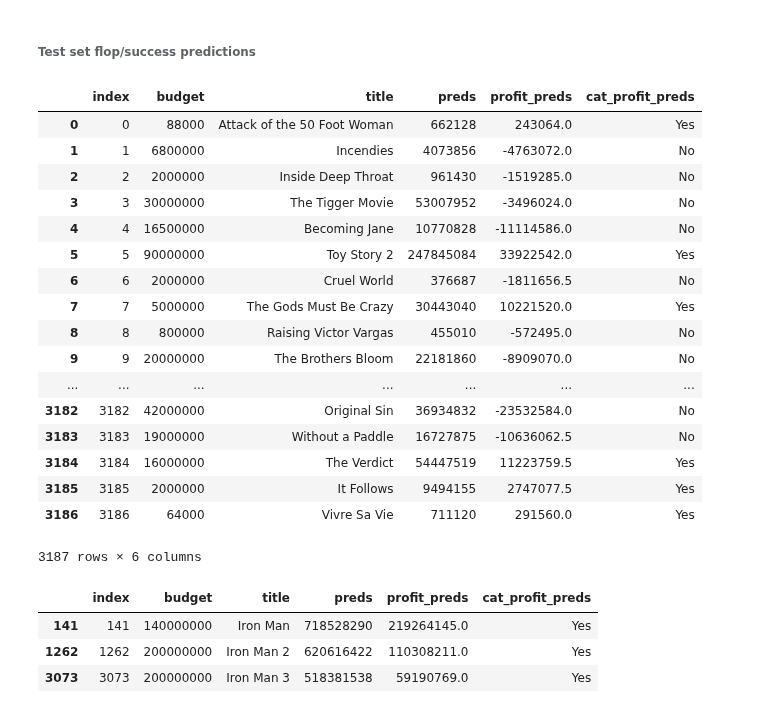
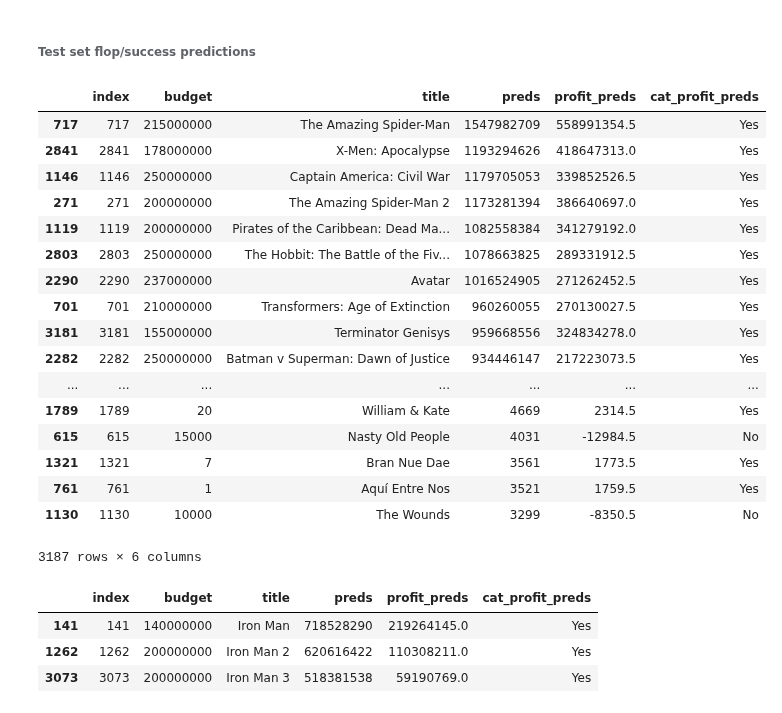
Before and after one commit to julianikulski/tmdb, a Jupyter notebook: tmdb.ipynb, the cells around one changed output. Saved outputs shown, nothing was run; the diff lists cells and outputs as text; code cells hidden in the pictures.

```diff
--- a/tmdb.ipynb
+++ b/tmdb.ipynb
@@ -2266,27 +2325,27 @@ flop_succes_X_cross
 # %%
 # Make prediction on test data set
 actual_y_test = clf_lgb.predict(test_features_df)
 
 flop_success_test = flop_success_preds(test_title, test_features_df, actual_y_test, train_set=False)
-flop_success_test
+flop_success_test.sort_values('preds', ascending=False)
 # %% [output]
 |  | index | budget | title | preds | profit_preds | cat_profit_preds |
-| 0 | 0 | 88000 | Attack of the 50 Foot Woman | 662128 | 243064.0 | Yes |
-| 1 | 1 | 6800000 | Incendies | 4073856 | -4763072.0 | No |
-| 2 | 2 | 2000000 | Inside Deep Throat | 961430 | -1519285.0 | No |
-| 3 | 3 | 30000000 | The Tigger Movie | 53007952 | -3496024.0 | No |
-| 4 | 4 | 16500000 | Becoming Jane | 10770828 | -11114586.0 | No |
-| 5 | 5 | 90000000 | Toy Story 2 | 247845084 | 33922542.0 | Yes |
-| 6 | 6 | 2000000 | Cruel World | 376687 | -1811656.5 | No |
-| 7 | 7 | 5000000 | The Gods Must Be Crazy | 30443040 | 10221520.0 | Yes |
-| 8 | 8 | 800000 | Raising Victor Vargas | 455010 | -572495.0 | No |
-| 9 | 9 | 20000000 | The Brothers Bloom | 22181860 | -8909070.0 | No |
+| 717 | 717 | 215000000 | The Amazing Spider-Man | 1547982709 | 558991354.5 | Yes |
+| 2841 | 2841 | 178000000 | X-Men: Apocalypse | 1193294626 | 418647313.0 | Yes |
+| 1146 | 1146 | 250000000 | Captain America: Civil War | 1179705053 | 339852526.5 | Yes |
+| 271 | 271 | 200000000 | The Amazing Spider-Man 2 | 1173281394 | 386640697.0 | Yes |
+| 1119 | 1119 | 200000000 | Pirates of the Caribbean: Dead Ma... | 1082558384 | 341279192.0 | Yes |
+| 2803 | 2803 | 250000000 | The Hobbit: The Battle of the Fiv... | 1078663825 | 289331912.5 | Yes |
+| 2290 | 2290 | 237000000 | Avatar | 1016524905 | 271262452.5 | Yes |
+| 701 | 701 | 210000000 | Transformers: Age of Extinction | 960260055 | 270130027.5 | Yes |
+| 3181 | 3181 | 155000000 | Terminator Genisys | 959668556 | 324834278.0 | Yes |
+| 2282 | 2282 | 250000000 | Batman v Superman: Dawn of Justice | 934446147 | 217223073.5 | Yes |
 | ... | ... | ... | ... | ... | ... | ... |
-| 3182 | 3182 | 42000000 | Original Sin | 36934832 | -23532584.0 | No |
-| 3183 | 3183 | 19000000 | Without a Paddle | 16727875 | -10636062.5 | No |
-| 3184 | 3184 | 16000000 | The Verdict | 54447519 | 11223759.5 | Yes |
-| 3185 | 3185 | 2000000 | It Follows | 9494155 | 2747077.5 | Yes |
-| 3186 | 3186 | 64000 | Vivre Sa Vie | 711120 | 291560.0 | Yes |
+| 1789 | 1789 | 20 | William & Kate | 4669 | 2314.5 | Yes |
+| 615 | 615 | 15000 | Nasty Old People | 4031 | -12984.5 | No |
+| 1321 | 1321 | 7 | Bran Nue Dae | 3561 | 1773.5 | Yes |
+| 761 | 761 | 1 | Aquí Entre Nos | 3521 | 1759.5 | Yes |
+| 1130 | 1130 | 10000 | The Wounds | 3299 | -8350.5 | No |
 3187 rows × 6 columns
 # %%
 # Do samples on certain movies
```
Also changed, not shown: parts of 9 cells of this notebook.
